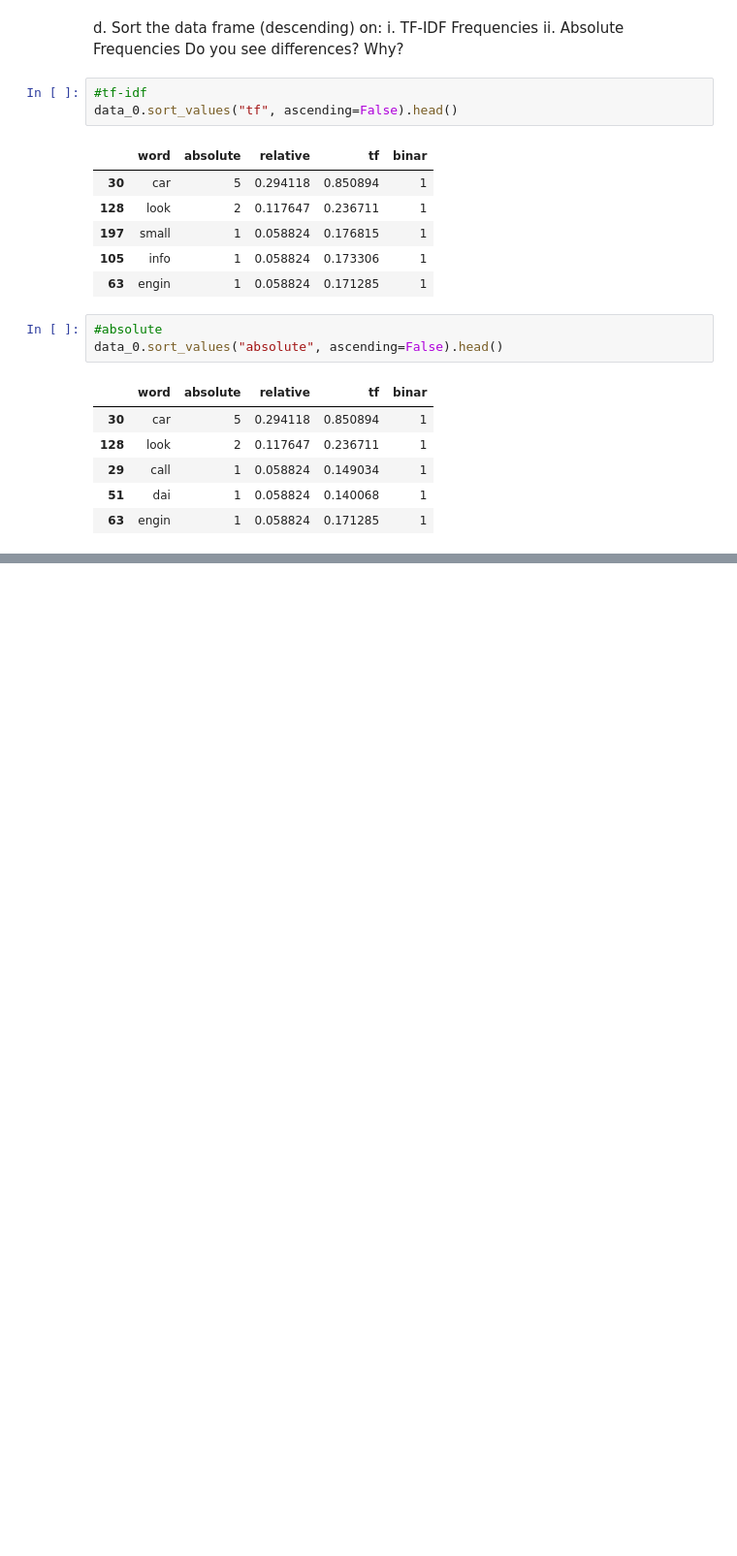
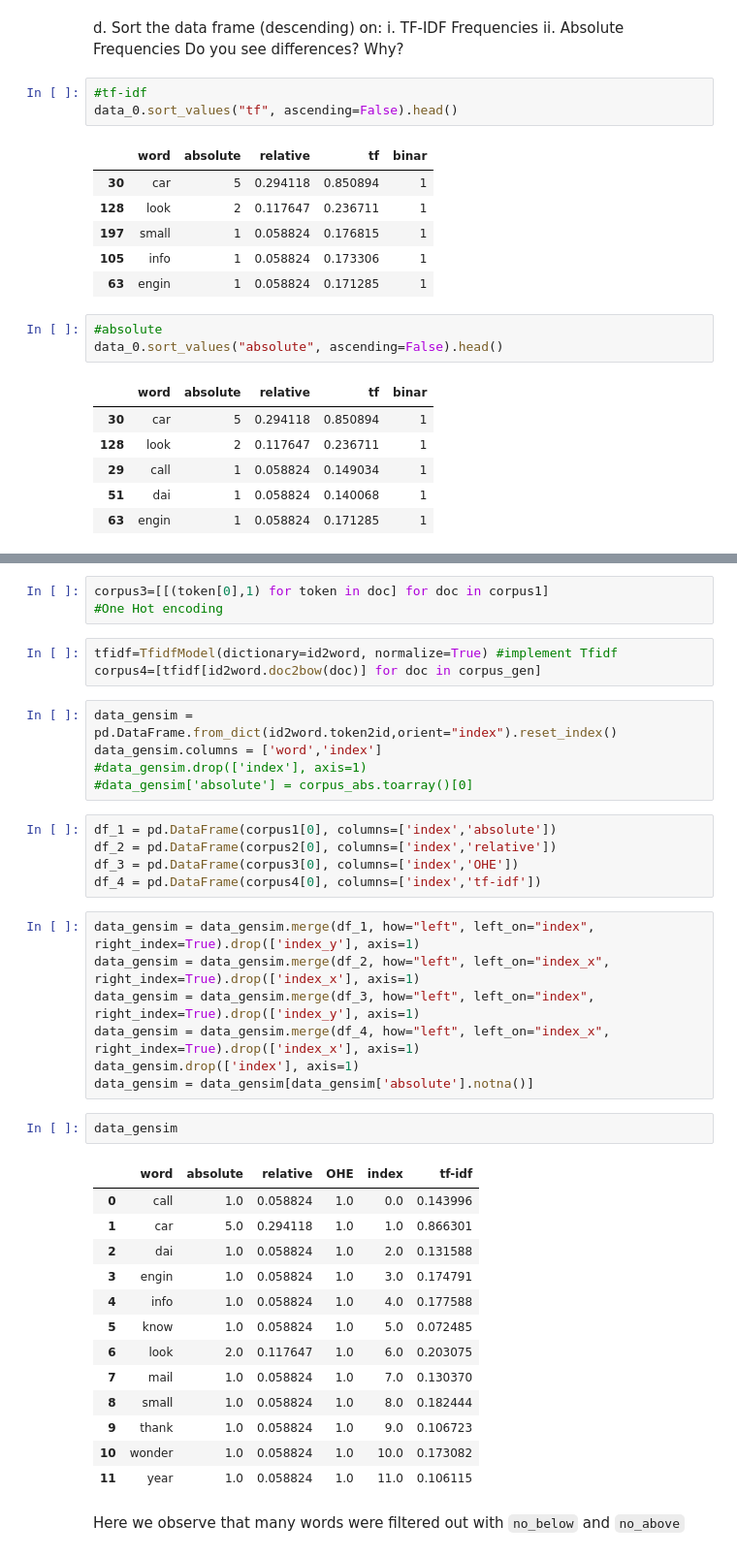
Before and after one commit to hoangminhanh/TWSM_Lab, a Jupyter notebook: Homework/3_Exercise_Representation_1/NL_3_Representation.ipynb, the cells around one changed output, grey strips where cells are left out. Shown at 97% size. Saved outputs shown, nothing was run; the diff lists cells and outputs as text; blank space fills up the shorter version.

```diff
--- a/Homework/3_Exercise_Representation_1/NL_3_Representation.ipynb
+++ b/Homework/3_Exercise_Representation_1/NL_3_Representation.ipynb
@@ -179,0 +214,41 @@ There is no difference here.
+# %%
+corpus3=[[(token[0],1) for token in doc] for doc in corpus1]
+#One Hot encoding
+# %%
+tfidf=TfidfModel(dictionary=id2word, normalize=True) #implement Tfidf
+corpus4=[tfidf[id2word.doc2bow(doc)] for doc in corpus_gen]
+# %%
+data_gensim = pd.DataFrame.from_dict(id2word.token2id,orient="index").reset_index()
+data_gensim.columns = ['word','index']
+#data_gensim.drop(['index'], axis=1)
+#data_gensim['absolute'] = corpus_abs.toarray()[0]
+# %%
+df_1 = pd.DataFrame(corpus1[0], columns=['index','absolute'])
+df_2 = pd.DataFrame(corpus2[0], columns=['index','relative'])
+df_3 = pd.DataFrame(corpus3[0], columns=['index','OHE'])
+df_4 = pd.DataFrame(corpus4[0], columns=['index','tf-idf'])
+# %%
+data_gensim = data_gensim.merge(df_1, how="left", left_on="index", right_index=True).drop(['index_y'], axis=1)
+data_gensim = data_gensim.merge(df_2, how="left", left_on="index_x", right_index=True).drop(['index_x'], axis=1)
+data_gensim = data_gensim.merge(df_3, how="left", left_on="index", right_index=True).drop(['index_y'], axis=1)
+data_gensim = data_gensim.merge(df_4, how="left", left_on="index_x", right_index=True).drop(['index_x'], axis=1)
+data_gensim.drop(['index'], axis=1)
+data_gensim = data_gensim[data_gensim['absolute'].notna()]
+# %%
+data_gensim
+# %% [output]
+|  | word | absolute | relative | OHE | index | tf-idf |
+| 0 | call | 1.0 | 0.058824 | 1.0 | 0.0 | 0.143996 |
+| 1 | car | 5.0 | 0.294118 | 1.0 | 1.0 | 0.866301 |
+| 2 | dai | 1.0 | 0.058824 | 1.0 | 2.0 | 0.131588 |
+| 3 | engin | 1.0 | 0.058824 | 1.0 | 3.0 | 0.174791 |
+| 4 | info | 1.0 | 0.058824 | 1.0 | 4.0 | 0.177588 |
+| 5 | know | 1.0 | 0.058824 | 1.0 | 5.0 | 0.072485 |
+| 6 | look | 2.0 | 0.117647 | 1.0 | 6.0 | 0.203075 |
+| 7 | mail | 1.0 | 0.058824 | 1.0 | 7.0 | 0.130370 |
+| 8 | small | 1.0 | 0.058824 | 1.0 | 8.0 | 0.182444 |
+| 9 | thank | 1.0 | 0.058824 | 1.0 | 9.0 | 0.106723 |
+| 10 | wonder | 1.0 | 0.058824 | 1.0 | 10.0 | 0.173082 |
+| 11 | year | 1.0 | 0.058824 | 1.0 | 11.0 | 0.106115 |
+# %% [markdown]
+Here we observe that many words were filtered out with `no_below` and `no_above`
```
Also changed, not shown: parts of 16 cells of this notebook.
